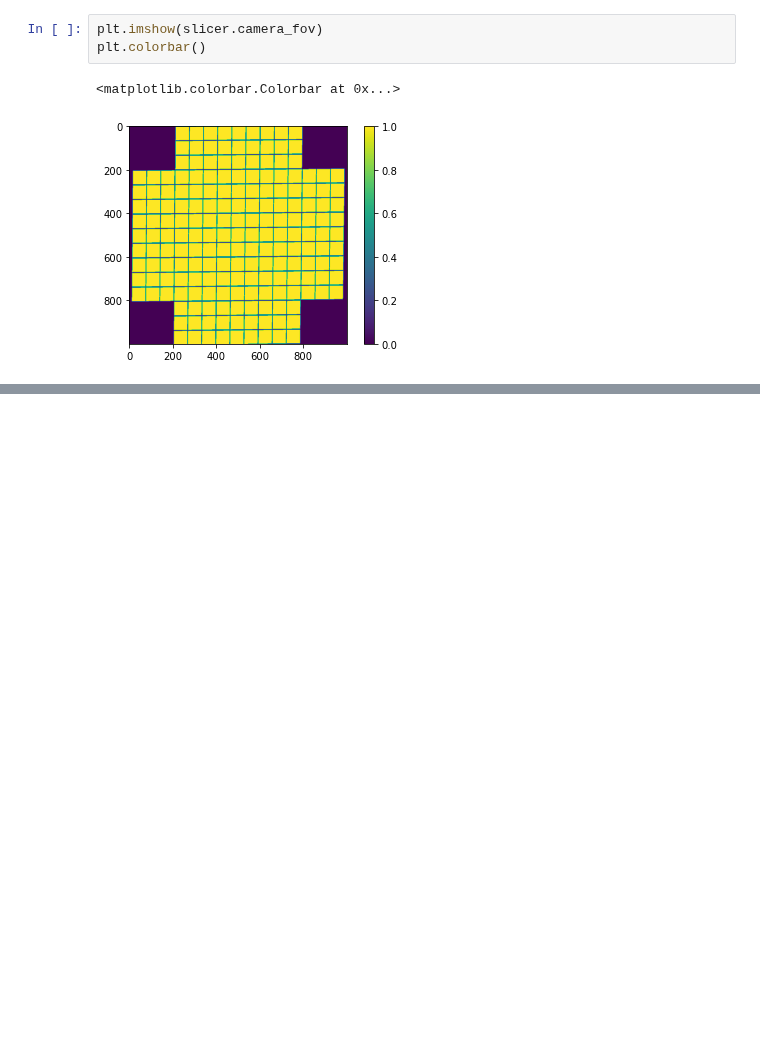
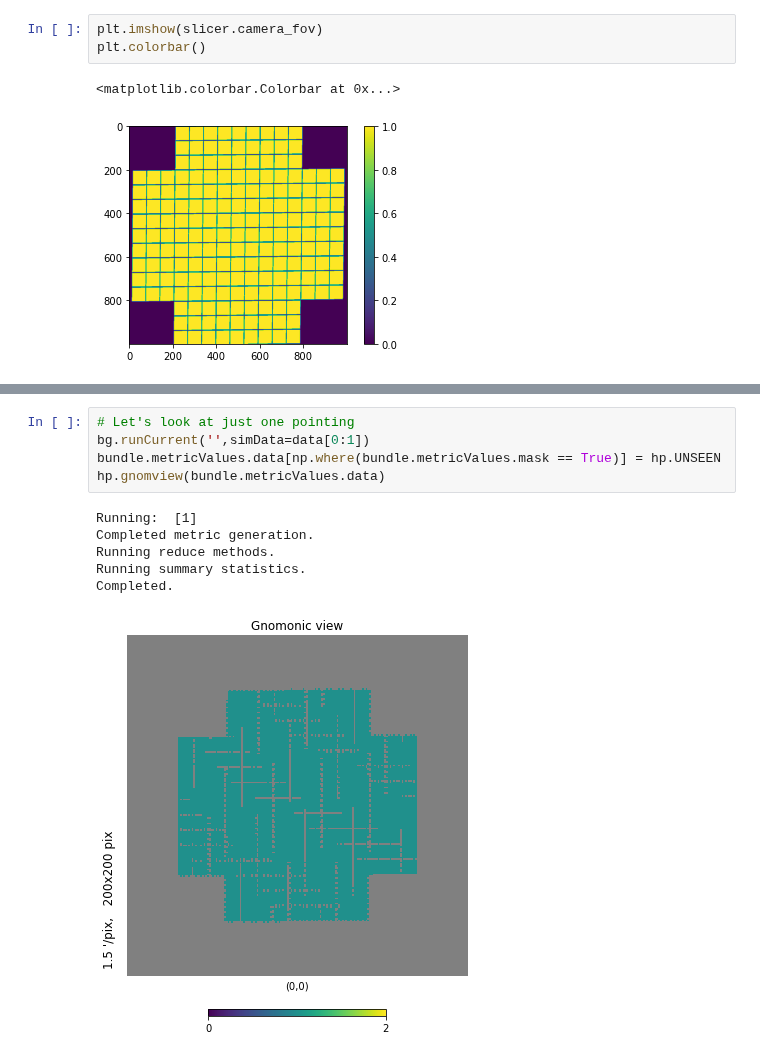
Before and after one commit to yoachim/21_Scratch, a Jupyter notebook: new_fov_check/new_fov.ipynb, the cells around one changed output, grey strips where cells are left out. Cells and saved outputs as stored; diff of their text form; blank space fills up the shorter version.

```diff
--- a/new_fov_check/new_fov.ipynb
+++ b/new_fov_check/new_fov.ipynb
@@ -144,0 +190,12 @@ plt.colorbar()
+# %%
+# Let's look at just one pointing
+bg.runCurrent('',simData=data[0:1])
+bundle.metricValues.data[np.where(bundle.metricValues.mask == True)] = hp.UNSEEN
+hp.gnomview(bundle.metricValues.data)
+# %% [output]
+Running:  [1]
+Completed metric generation.
+Running reduce methods.
+Running summary statistics.
+Completed.
+[figure, added]
```
Also changed, not shown: parts of 5 cells of this notebook, 1 other file.
